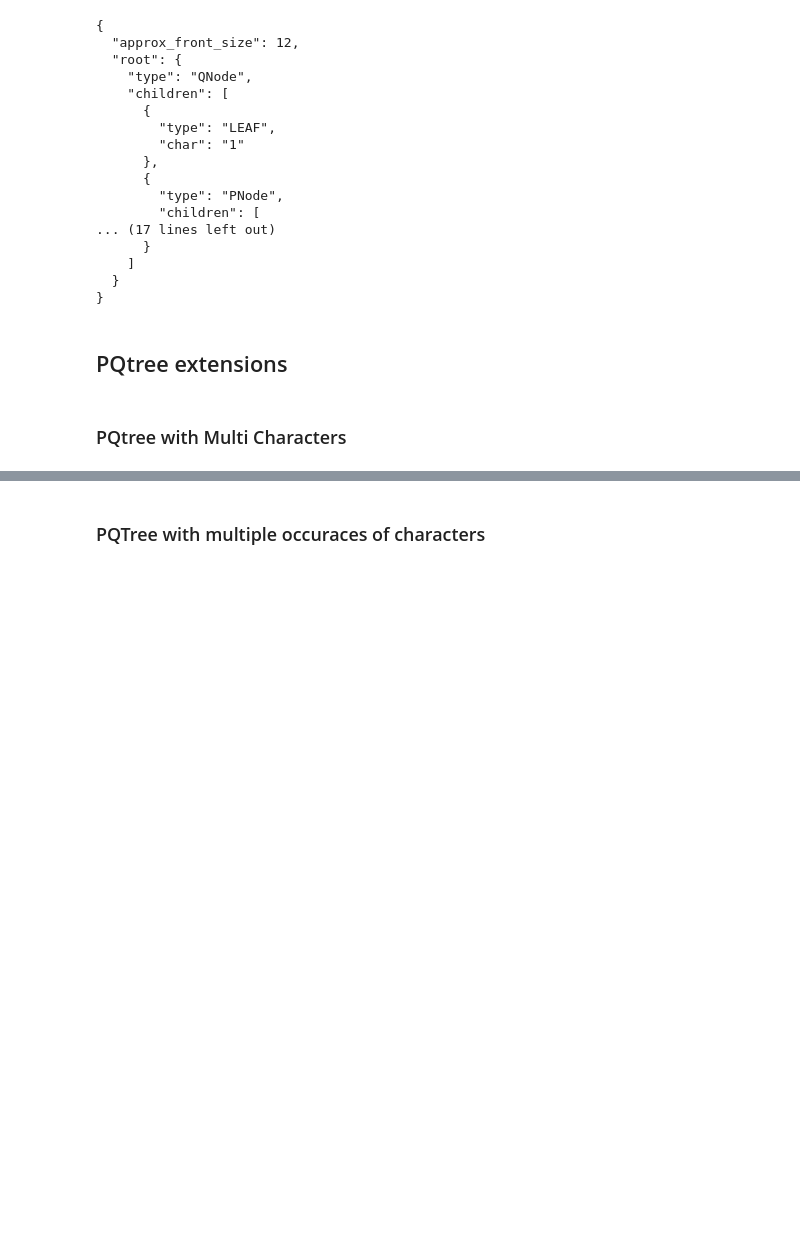
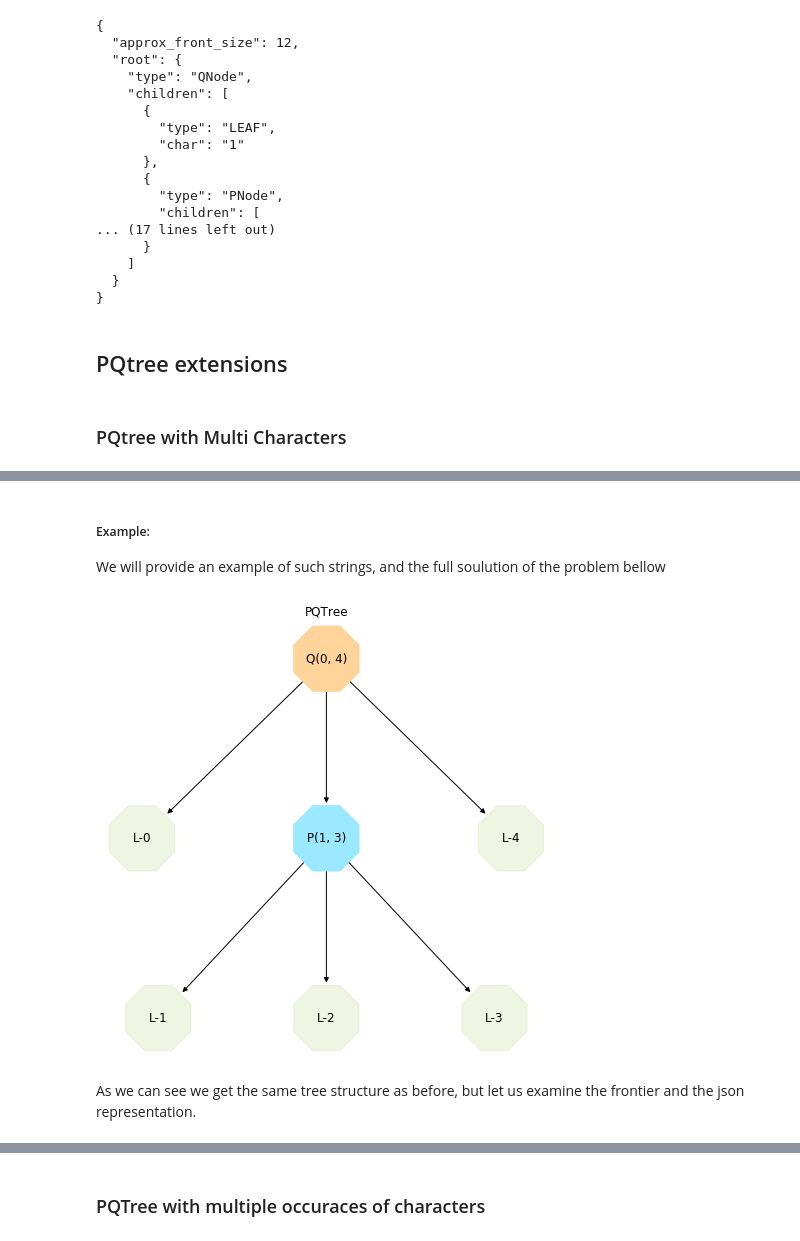
Before and after one commit to levgou/pqtrees, a Jupyter notebook: main.ipynb, the cells around one changed output, grey strips where cells are left out. Saved outputs shown, nothing was run; the diff lists cells and outputs as text; code cells hidden in the pictures; blank space fills up the shorter version.

```diff
--- a/main.ipynb
+++ b/main.ipynb
@@ -315,0 +322,20 @@ print(pqtree.to_json(pretty=True, ommit_multi_info=True))
+# %% [markdown]
+##### Example:
+We will provide an example of such strings, and the full soulution of the problem bellow
+# %%
+from pqtrees import PQTreeDup
+
+perms = [(0, 1, 1, 2, 3, 4),     (0, 1, 3, 2, 4, 4),     (0, 2, 1, 3, 4),
+         (0, 2, 3, 1, 1, 4),     (0, 3, 1, 2, 4, 4),     (0, 3, 2, 1, 4),
+         (4, 1, 1, 2, 3, 0),     (4, 4, 1, 3, 2, 0),     (4, 2, 1, 3, 0),
+         (4, 2, 3, 1, 1, 1, 0),  (4, 4, 4, 3, 1, 2, 0),  (4, 3, 2, 1, 0)]
+
+perm_strs = [''.join(map(str, p)) for p in perms]
+
+pqtree = PQTreeDup.from_perms_wth_multi(perms)
+PQTreeVisualizer.show(pqtree)
+# %% [output]
+[figure, added]
+# %% [markdown]
+As we can see we get the same tree structure as before,
+but let us examine the frontier and the json representation.
```
Also changed, not shown: parts of 26 cells of this notebook, 4 other files.
